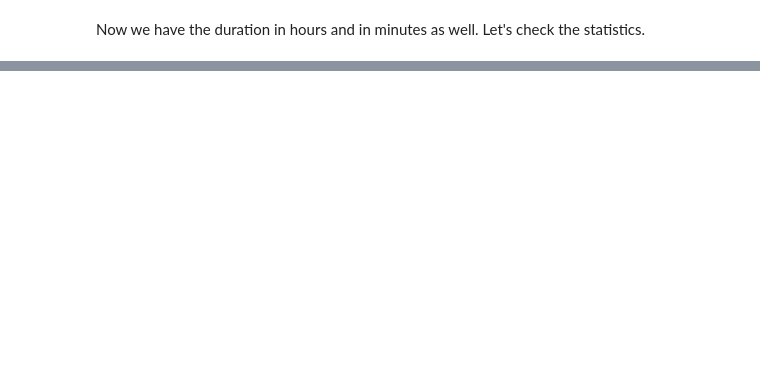
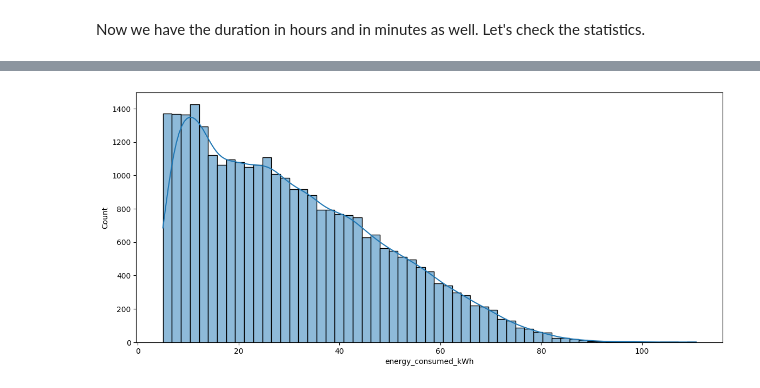
Before and after one commit to kkulkarni2199/My-Projects, a Jupyter notebook: Analysis of EV charging usage in UK/src/usb_analysis.ipynb, the cells around one changed output, grey strips where cells are left out. Drawn from its saved outputs; the diff is of its cells as text; code cells hidden in the pictures; blank space fills up the shorter version.

```diff
--- a/Analysis of EV charging usage in UK/src/usb_analysis.ipynb
+++ b/Analysis of EV charging usage in UK/src/usb_analysis.ipynb
@@ -205,0 +536,2 @@ usb_data_filtered.describe()
+# %%
+usb_merged_data['Day'] = usb_merged_data['sessionStart'].dt.day_name()
@@ -205,0 +549,14 @@ usb_data_filtered.describe()
+# %%
+def season_name(month) :
+    if month in ['March', 'April', 'May']:
+        return 'Spring'
+    elif month in ['June', 'July', 'August']:
+        return 'Summer'
+    elif month in ['September', 'October', 'November']:
+        return 'Autumn'
+    elif month in ['December', 'January', 'February']:
+        return 'Winter'
+    else:
+        return None
+# %%
+usb_merged_data['Season'] = usb_merged_data['Month'].apply(season_name)
@@ -205,0 +572,2 @@ usb_data_filtered.describe()
+# %%
+usb_merged_data['Hour'] = usb_merged_data['sessionStart'].dt.hour
@@ -205,0 +600,6 @@ usb_data_filtered.describe()
+# %%
+fig1 = plt.figure(figsize=(14, 6))
+sns.histplot(data=usb_merged_data, x='energy_consumed_kWh', kde=True)
+fig1.show()
+# %% [output]
+[figure, added]
```
Also changed, not shown: parts of 94 cells of this notebook, 5 other files.
